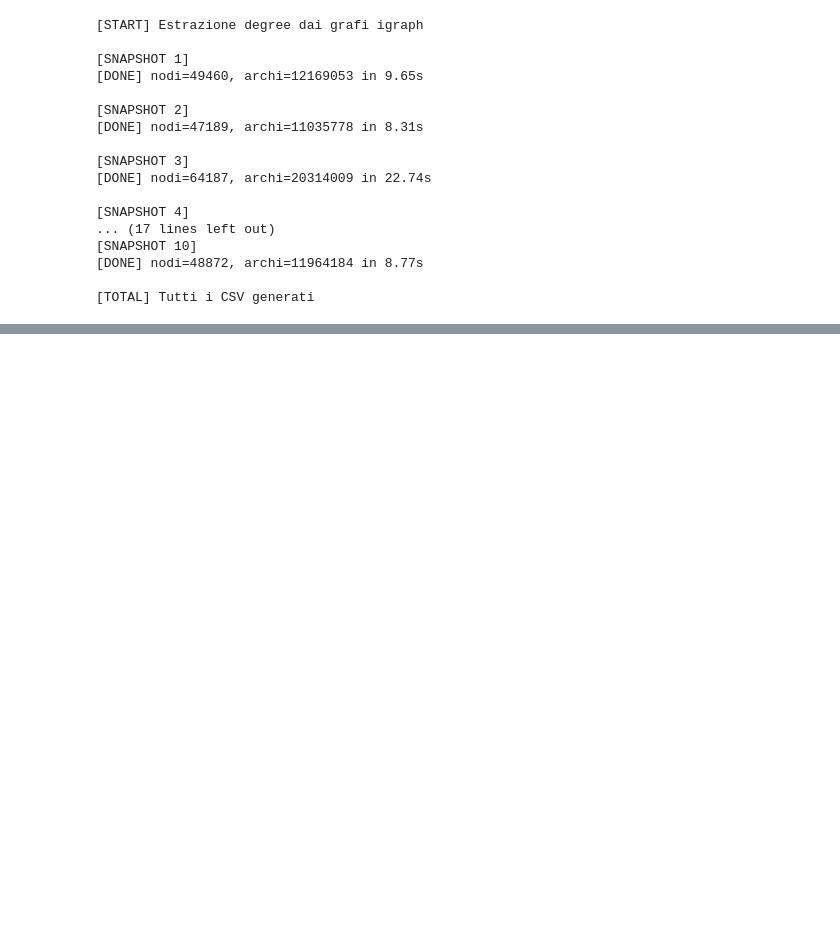
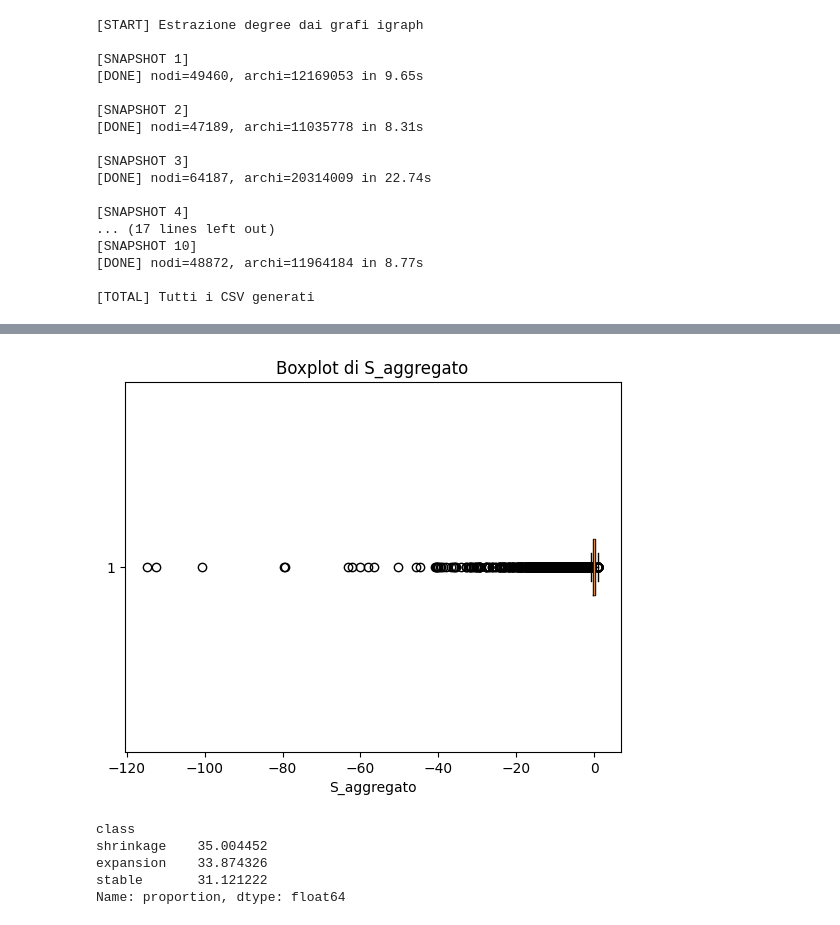
Before and after one commit to ChefBB/acn_project, a Jupyter notebook: dynet/RQ1.ipynb, the cells around one changed output, grey strips where cells are left out. Cells and saved outputs as stored; diff of their text form; code cells hidden in the pictures; blank space fills up the shorter version.

```diff
--- a/dynet/RQ1.ipynb
+++ b/dynet/RQ1.ipynb
@@ -164,0 +299,27 @@ print("\n[TOTAL] Tutti i CSV generati")
+# %%
+plt.figure()
+plt.boxplot(df["S_aggregato"].dropna(), vert=False)
+plt.xlabel("S_aggregato")
+plt.title("Boxplot di S_aggregato")
+plt.show()
+# %% [output]
+[figure, added]
+# %%
+import numpy as np
+
+df["class"] = np.where(
+    df["S_aggregato"] > 0, "shrinkage",
+    np.where(df["S_aggregato"] < 0, "expansion", "stable")
+)
+
+df["class"].value_counts(normalize=True) * 100
+
+# % token che perdono vicini
+# % che li guadagnano
+# % stabili
+# %% [output]
+class
+shrinkage    35.004452
+expansion    33.874326
+stable       31.121222
+Name: proportion, dtype: float64
```
Also changed, not shown: parts of 12 cells of this notebook.
